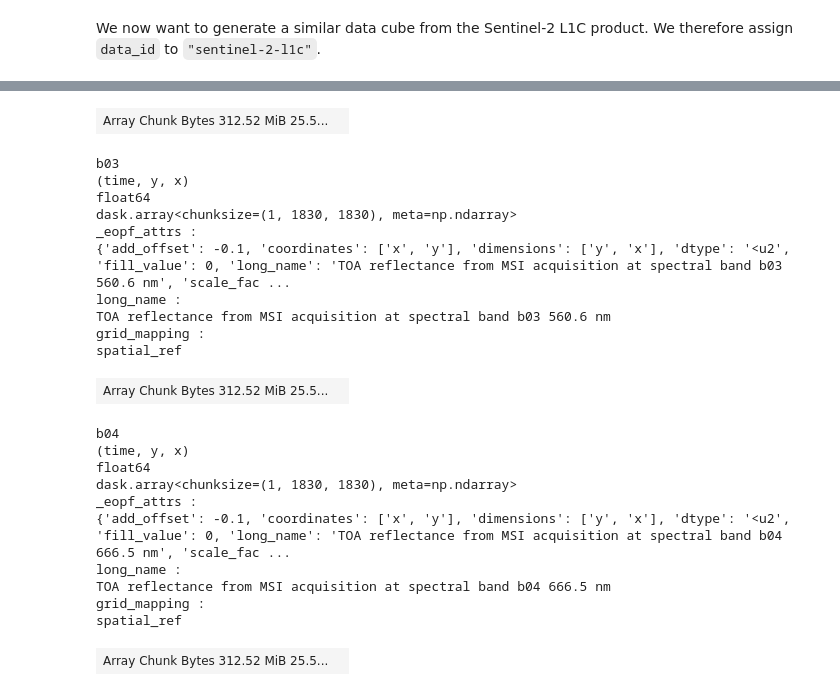
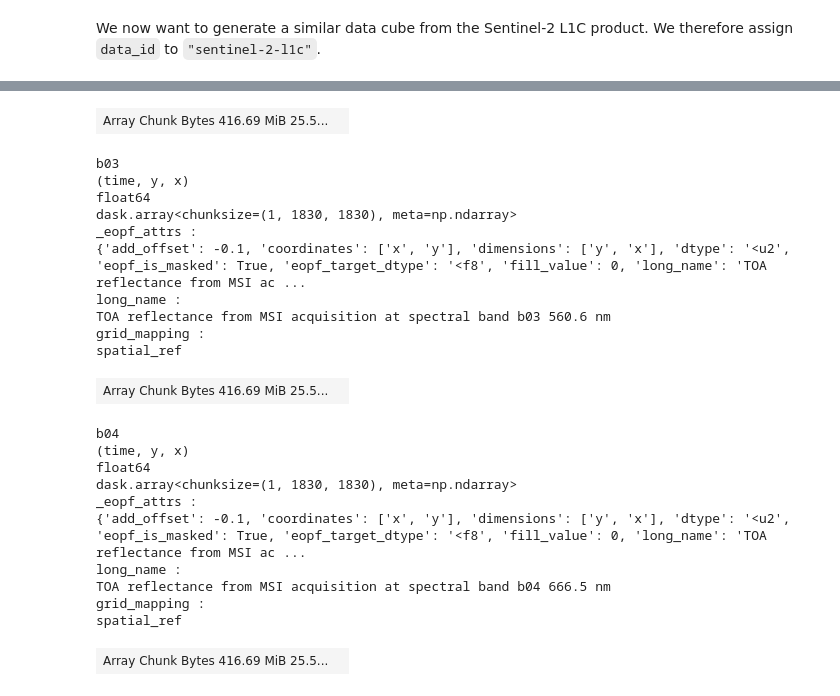
Before and after one commit to EOPF-Sample-Service/xcube-eopf, a Jupyter notebook: examples/sentinel_2.ipynb, the cells around one changed output, grey strips where cells are left out. Cells and saved outputs as stored; diff of their text form; code cells hidden in the pictures.

```diff
--- a/examples/sentinel_2.ipynb
+++ b/examples/sentinel_2.ipynb
@@ -249,7 +345,7 @@ We now want to generate a similar data cube from the Sentinel-2 L1C product. We
 ds = store.open_data(
     data_id="sentinel-2-l1c",
     bbox=bbox_utm,
-    time_range=["2025-05-01", "2025-05-07"],
+    time_range=["2025-08-15", "2025-08-22"],
     spatial_res=10,
     crs=crs_utm,
     variables=["b02", "b03", "b04"],
@@ -273,31 +369,31 @@ array(['2025-05-01T10:40:41.025000000', '2025-05-03T10:37:01.024000000', '2025-0
 ... (54 lines left out)
 long_name :
 TOA reflectance from MSI acquisition at spectral band b02 489.0 nm
 grid_mapping :
 spatial_ref
-| Array Chunk Bytes 312.52 MiB 25.5... |  |
+| Array Chunk Bytes 416.69 MiB 25.5... |  |
 b03
 (time, y, x)
 float64
 dask.array<chunksize=(1, 1830, 1830), meta=np.ndarray>
 _eopf_attrs :
-{'add_offset': -0.1, 'coordinates': ['x', 'y'], 'dimensions': ['y', 'x'], 'dtype': '<u2', 'fill_value': 0, 'long_name': 'TOA reflectance from MSI acquisition at spectral band b03 560.6 nm', 'scale_fac ...
+{'add_offset': -0.1, 'coordinates': ['x', 'y'], 'dimensions': ['y', 'x'], 'dtype': '<u2', 'eopf_is_masked': True, 'eopf_target_dtype': '<f8', 'fill_value': 0, 'long_name': 'TOA reflectance from MSI ac ...
 long_name :
 TOA reflectance from MSI acquisition at spectral band b03 560.6 nm
 grid_mapping :
 spatial_ref
-| Array Chunk Bytes 312.52 MiB 25.5... |  |
+| Array Chunk Bytes 416.69 MiB 25.5... |  |
 b04
 (time, y, x)
 float64
 dask.array<chunksize=(1, 1830, 1830), meta=np.ndarray>
 _eopf_attrs :
-{'add_offset': -0.1, 'coordinates': ['x', 'y'], 'dimensions': ['y', 'x'], 'dtype': '<u2', 'fill_value': 0, 'long_name': 'TOA reflectance from MSI acquisition at spectral band b04 666.5 nm', 'scale_fac ...
+{'add_offset': -0.1, 'coordinates': ['x', 'y'], 'dimensions': ['y', 'x'], 'dtype': '<u2', 'eopf_is_masked': True, 'eopf_target_dtype': '<f8', 'fill_value': 0, 'long_name': 'TOA reflectance from MSI ac ...
 long_name :
 TOA reflectance from MSI acquisition at spectral band b04 666.5 nm
 grid_mapping :
 spatial_ref
-| Array Chunk Bytes 312.52 MiB 25.5... |  |
+| Array Chunk Bytes 416.69 MiB 25.5... |  |
 Indexes: (3)
 time
 PandasIndex
```
Also changed, not shown: parts of 8 cells of this notebook, 10 other files.
